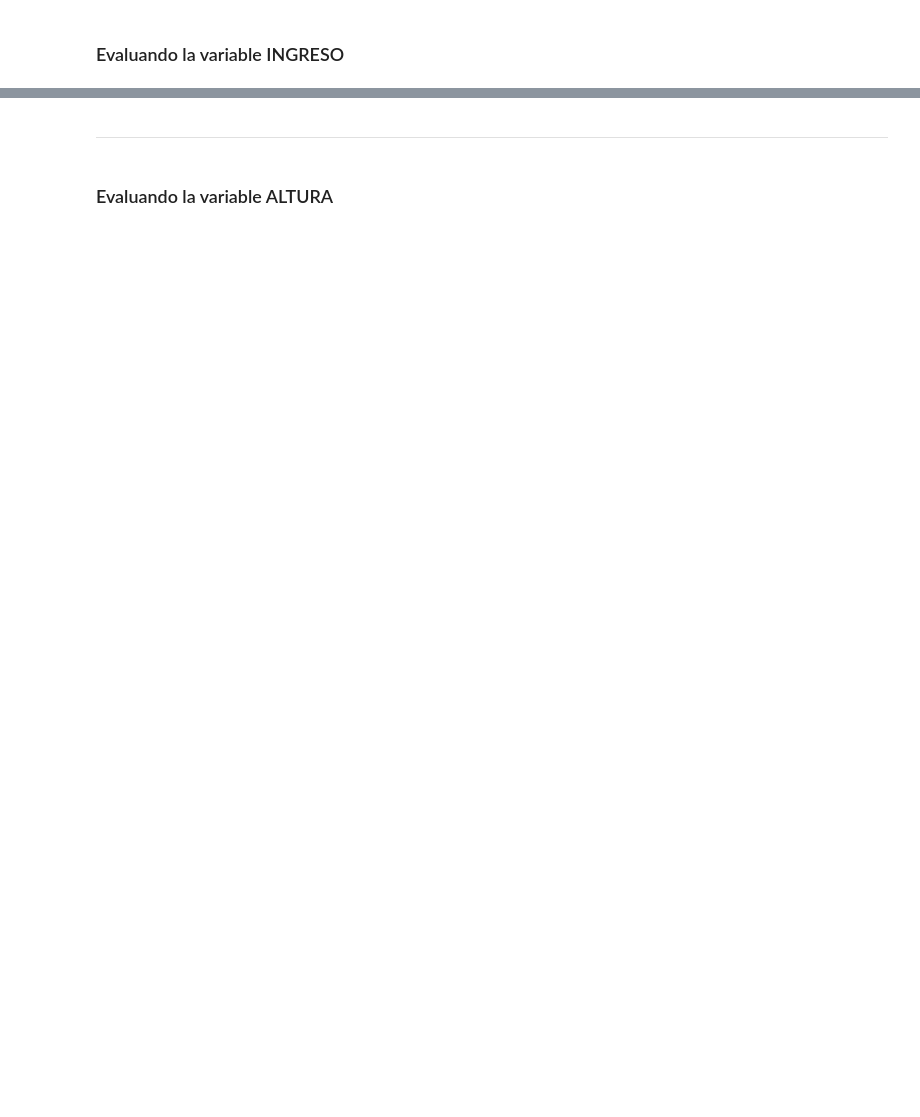
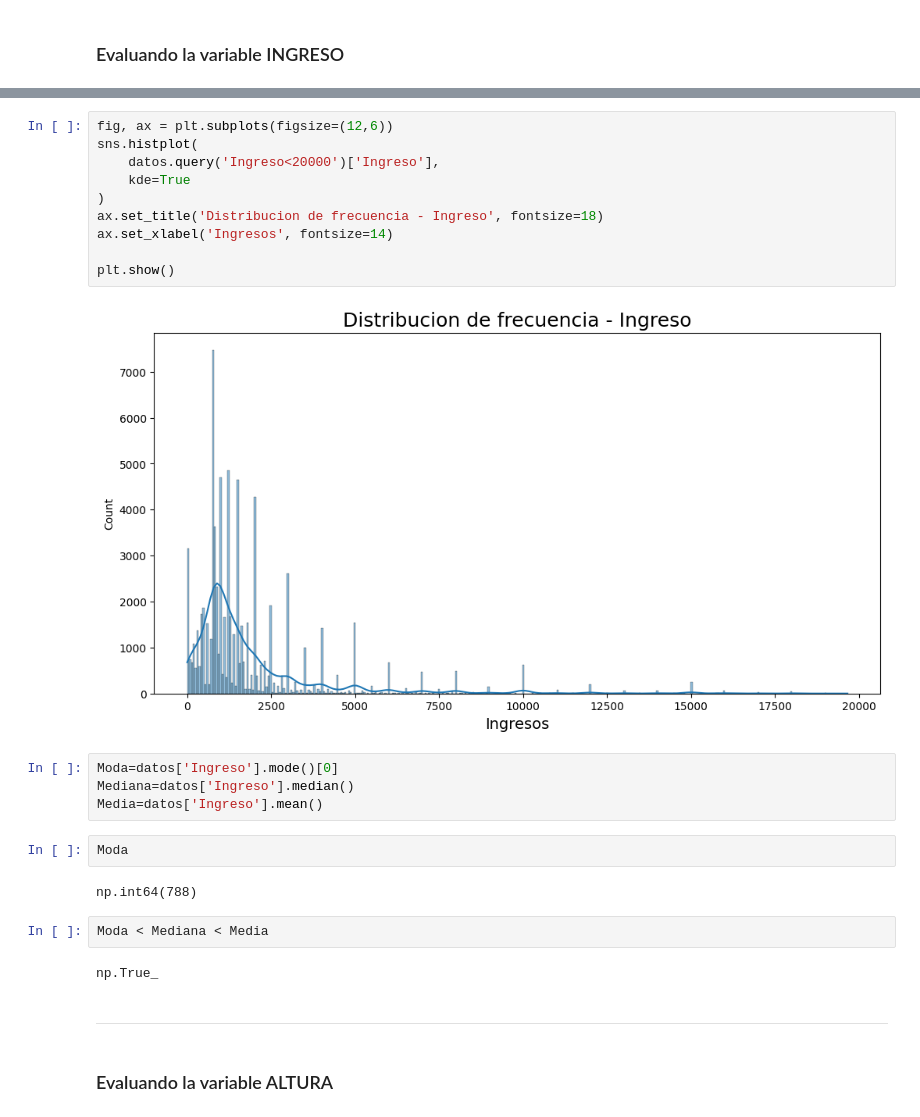
Before and after one commit to BlopezEspinoza070801/Amigo-Secreto, a Jupyter notebook: Curso_de_Estadística_con_Python_1.ipynb, the cells around one changed output, grey strips where cells are left out. Cells and saved outputs as stored; diff of their text form; blank space fills up the shorter version.

```diff
--- a/Curso_de_Estadística_con_Python_1.ipynb
+++ b/Curso_de_Estadística_con_Python_1.ipynb
@@ -629,3 +843,27 @@ La moda se puede definir como el valor más frecuente de un conjunto de datos. L
+# %%
+fig, ax = plt.subplots(figsize=(12,6))
+sns.histplot(
+    datos.query('Ingreso<20000')['Ingreso'],
+    kde=True
+)
+ax.set_title('Distribucion de frecuencia - Ingreso', fontsize=18)
+ax.set_xlabel('Ingresos', fontsize=14)
+
+plt.show()
+# %% [output]
+[figure, added]
+# %%
+Moda=datos['Ingreso'].mode()[0]
+Mediana=datos['Ingreso'].median()
+Media=datos['Ingreso'].mean()
+# %%
+Moda
+# %% [output]
+np.int64(788)
+# %%
+Moda < Mediana < Media
+# %% [output]
+np.True_
 # %% [markdown]
 ***
 # %% [markdown]
```
Also changed, not shown: parts of 43 cells of this notebook.
